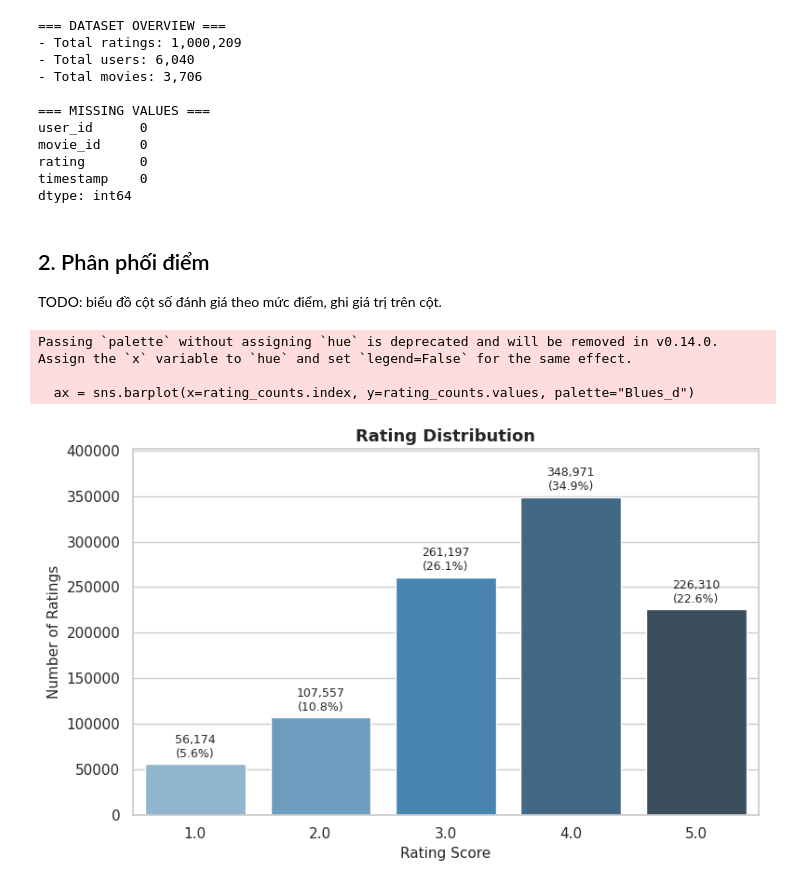
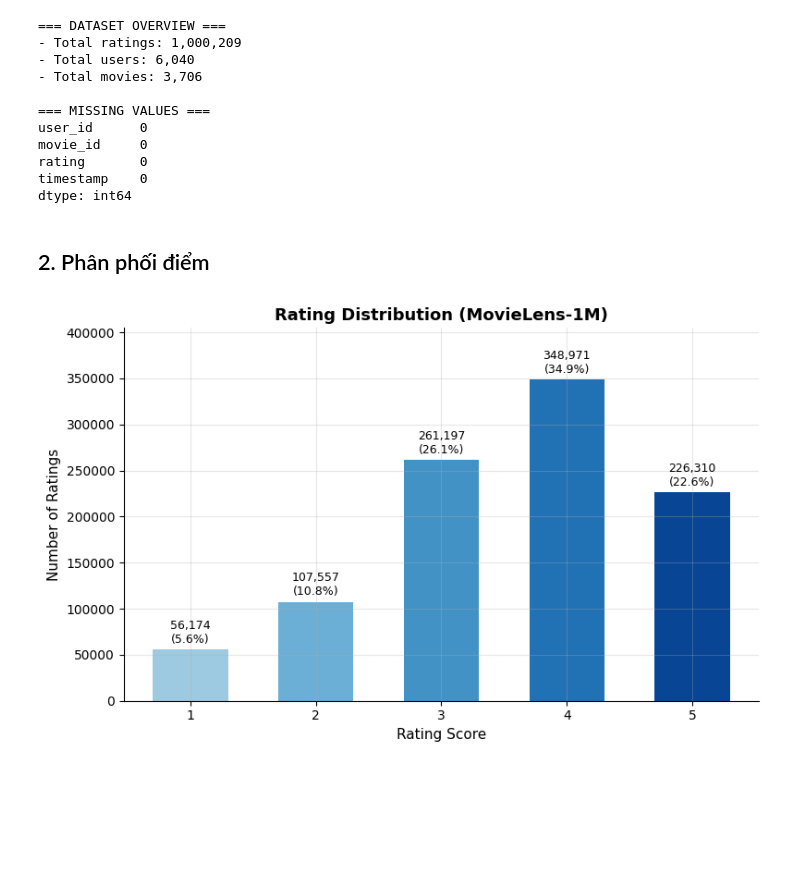
Before and after one commit to Sora-Huynh/mf-recsys, a Jupyter notebook: notebooks/01_eda.ipynb, the cells around one changed output. Cells and saved outputs as stored; diff of their text form; code cells hidden in the pictures; blank space fills up the shorter version.

```diff
--- a/notebooks/01_eda.ipynb
+++ b/notebooks/01_eda.ipynb
@@ -17,6 +15,9 @@ if str(PROJECT_ROOT) not in sys.path:
 from src.data import load
 
 RAW_DIR = PROJECT_ROOT / "data" / "raw" / "ml-1m"
+FIG_DIR = PROJECT_ROOT / "reports" / "figures"
+FIG_DIR.mkdir(parents=True, exist_ok=True)
+
 ratings = load.load_ratings(RAW_DIR)
 
 n_rows = len(ratings)
@@ -44,41 +45,44 @@ timestamp    0
 dtype: int64
 # %% [markdown]
 ## 2. Phân phối điểm
-
-TODO: biểu đồ cột số đánh giá theo mức điểm, ghi giá trị trên cột.
 # %%
 import matplotlib.pyplot as plt
-import seaborn as sns
 
-plt.figure(figsize=(8, 5))
-sns.set_theme(style="whitegrid")
+plt.rcParams["axes.grid"] = True
+plt.rcParams["grid.alpha"] = 0.3
+
+fig, ax = plt.subplots(figsize=(8, 5))
 
 rating_counts = ratings["rating"].value_counts().sort_index()
-ax = sns.barplot(x=rating_counts.index, y=rating_counts.values, palette="Blues_d")
+scores = [str(int(s)) for s in rating_counts.index]
+counts = rating_counts.values
+colors = ["#9ecae1", "#6baed6", "#4292c6", "#2171b5", "#084594"]
 
-plt.title("Rating Distribution", fontsize=13, fontweight="bold")
-plt.xlabel("Rating Score", fontsize=11)
-plt.ylabel("Number of Ratings", fontsize=11)
+bars = ax.bar(scores, counts, color=colors, width=0.6)
+
+ax.set_title("Rating Distribution (MovieLens-1M)", fontsize=13, fontweight="bold")
+ax.set_xlabel("Rating Score", fontsize=11)
+ax.set_ylabel("Number of Ratings", fontsize=11)
+ax.spines["top"].set_visible(False)
+ax.spines["right"].set_visible(False)
 
 total_ratings = len(ratings)
-for p in ax.patches:
-    height = int(p.get_height())
+for bar in bars:
+    height = int(bar.get_height())
     pct = (height / total_ratings) * 100
     ax.annotate(
         f"{height:,}\n({pct:.1f}%)",
-        (p.get_x() + p.get_width() / 2.0, height),
+        xy=(bar.get_x() + bar.get_width() / 2.0, height),
         ha="center",
         va="bottom",
         fontsize=9,
         xytext=(0, 3),
         textcoords="offset points",
     )
 
-plt.ylim(0, max(rating_counts.values) * 1.15)
+ax.set_ylim(0, max(counts) * 1.16)
 plt.tight_layout()
+plt.savefig(FIG_DIR / "eda_rating_distribution.png", dpi=300, bbox_inches="tight")
 plt.show()
 # %% [output]
-Passing `palette` without assigning `hue` is deprecated and will be removed in v0.14.0. Assign the `x` variable to `hue` and set `legend=False` for the same effect.
-
-  ax = sns.barplot(x=rating_counts.index, y=rating_counts.values, palette="Blues_d")
-[figure, old version]
+[figure, new version]
```
Also changed, not shown: parts of 10 cells of this notebook, 3 other files.
